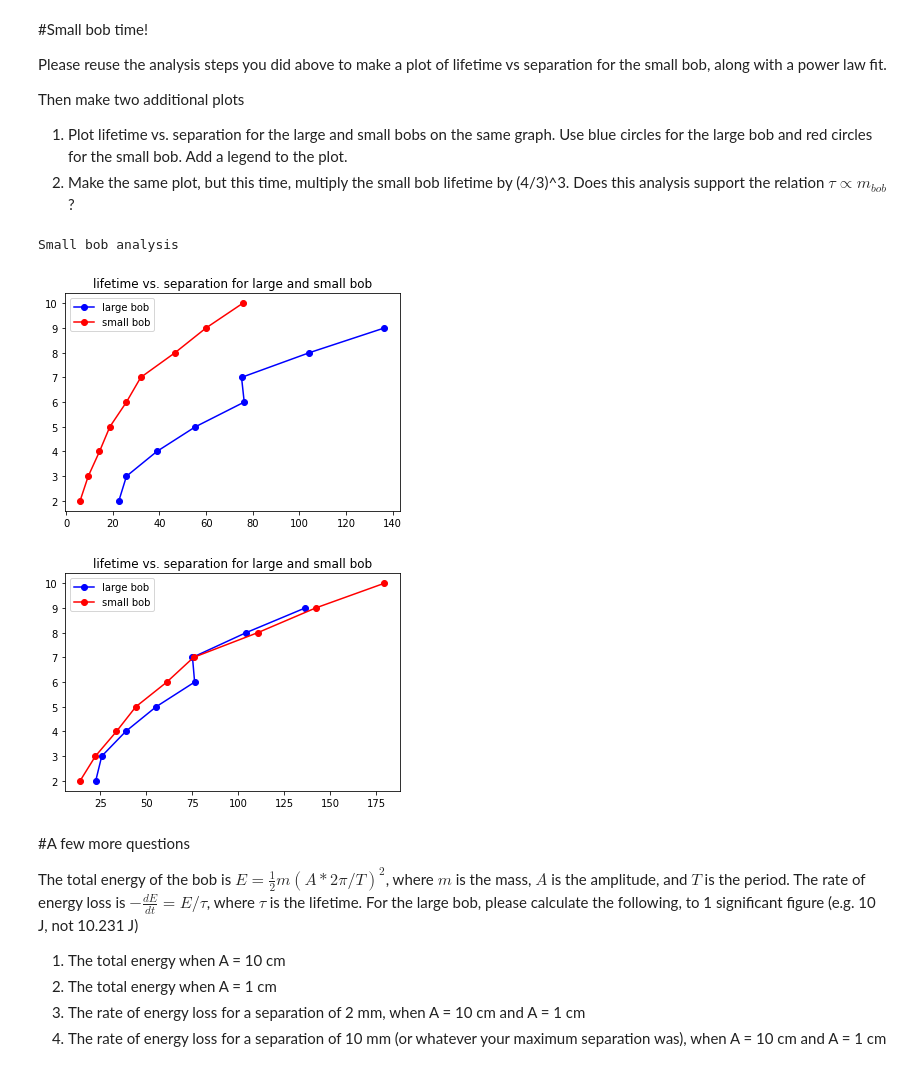
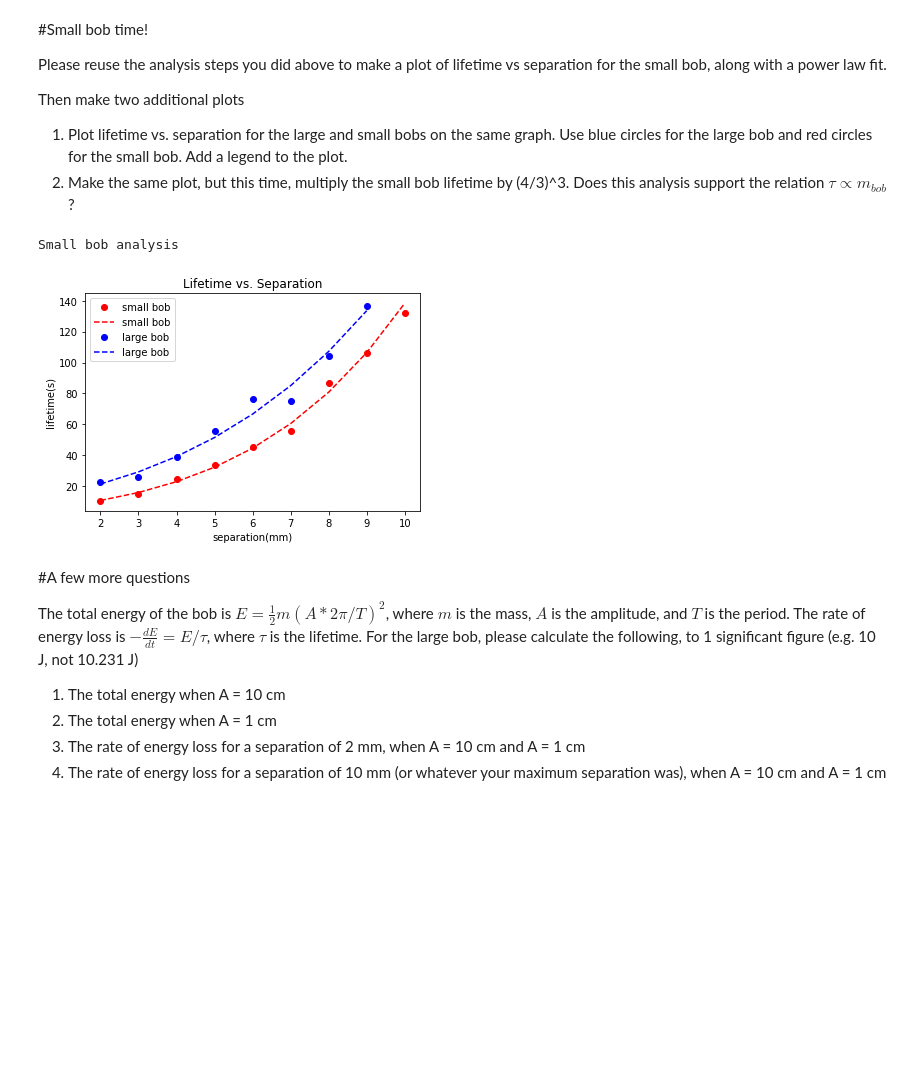
Before and after one commit to NYUExperimentalPhysics1-2021/labanalysis2-k1arac, a Jupyter notebook: LabAnalysis2.ipynb, the cells around one changed output. Drawn from its saved outputs; the diff is of its cells as text; code cells hidden in the pictures; blank space fills up the shorter version.

```diff
--- a/LabAnalysis2.ipynb
+++ b/LabAnalysis2.ipynb
@@ -501,51 +501,50 @@ maxtime = [-1] * len(sm_dir) #[-1, -1, -1, -1, -1, -1, -1, -1, -1] - you can exp
 
 #initialize numpy arrays
 sm_tau = sm_h*0.;
 sm_tau_sigma = sm_h*0.;
 sm_tau_sem = sm_h*0.;
 
+
 for i in range(len(sm_dir)):
     key = sm_dir[i]
     lifetime = []
     #if maxtime isn't defined, then calculate lifetime and use 1.5 lifetimes as the max time
     if (maxtime[i] <= 0):
-      for file in smallSlope[key]:
-        time, slope, number = loadSlopeFile(file)
+      for file in smallAmplitude[key]:
+        time, slope, number = loadAmpltidueFile(file)
         if (len(time) > 4):
           #CODE 14: two lines, calculate exponential fit of slope to time - time[0] and append -1/b to lifetime list
           a,b,*_ = fitExponential(time-time[0], slope)
           lifetime.append(-1/b)
       initial_lifetime = np.median(lifetime)
       maxtime[i] = initial_lifetime*1.5
       lifetime = []
 
-    for file in smallSlope[key]:
-      time, slope, number = loadSlopeFile(file, maxTime = maxtime[i])
+    for file in smallAmplitude[key]:
+      time, slope, number = loadAmpltidueFile(file, maxTime = maxtime[i])
       if (len(time) > 4):
         a,b,*_ = fitExponential(time-time[0], slope)
         lifetime.append(-1/b)
     sm_tau[i] =  np.mean(lifetime) #CODE 15: calculate mean of lifetime list
     sm_tau_sigma[i] = np.std(lifetime,ddof=1)
     sm_tau_sem[i] = sm_tau_sigma[i] / np.sqrt(len(lifetime))#CODE 16: sm_tau_sigma[i] / square root of the number of elements in the lifetime list
 
+x1 = np.log(np.array(sm_h) + h0)
+y1 = np.log(sm_tau)
 
-#1
-plt.plot(lg_tau, lg_h, 'bo-', label = 'large bob')
-plt.plot(sm_tau, sm_h, 'ro-', label = 'small bob')
-plt.title("lifetime vs. separation for large and small bob")
+m1,b1,yfit1 = fitLine(x1, y1)#CODE 24: fit to a line y = mx + b
+sm_taufit = np.exp(yfit1)
+
+plt.plot(sm_h, sm_tau, 'ro', sm_h, np.exp(yfit1), 'r--', label='small bob')
+plt.plot(lg_h, lg_tau, 'bo', lg_h, np.exp(yfit), 'b--', label='large bob')
+plt.xlabel('separation(mm)')
+plt.ylabel('lifetime(s)')
+plt.title("Lifetime vs. Separation")
 plt.legend()
-plt.show();
-
-#2
-plt.plot(lg_tau, lg_h, 'bo-', label = 'large bob')
-plt.plot(sm_tau * (4/3) ** 3, sm_h, 'ro-', label = 'small bob')
-plt.title("lifetime vs. separation for large and small bob")
-plt.legend()
-plt.show();
+plt.show()
 # %% [output]
 Small bob analysis
-[figure, old version]
+[figure, new version]
-[figure, removed]
 # %% [markdown]
 #A few more questions
 
```
Also changed, not shown: parts of 1 cell of this notebook.
